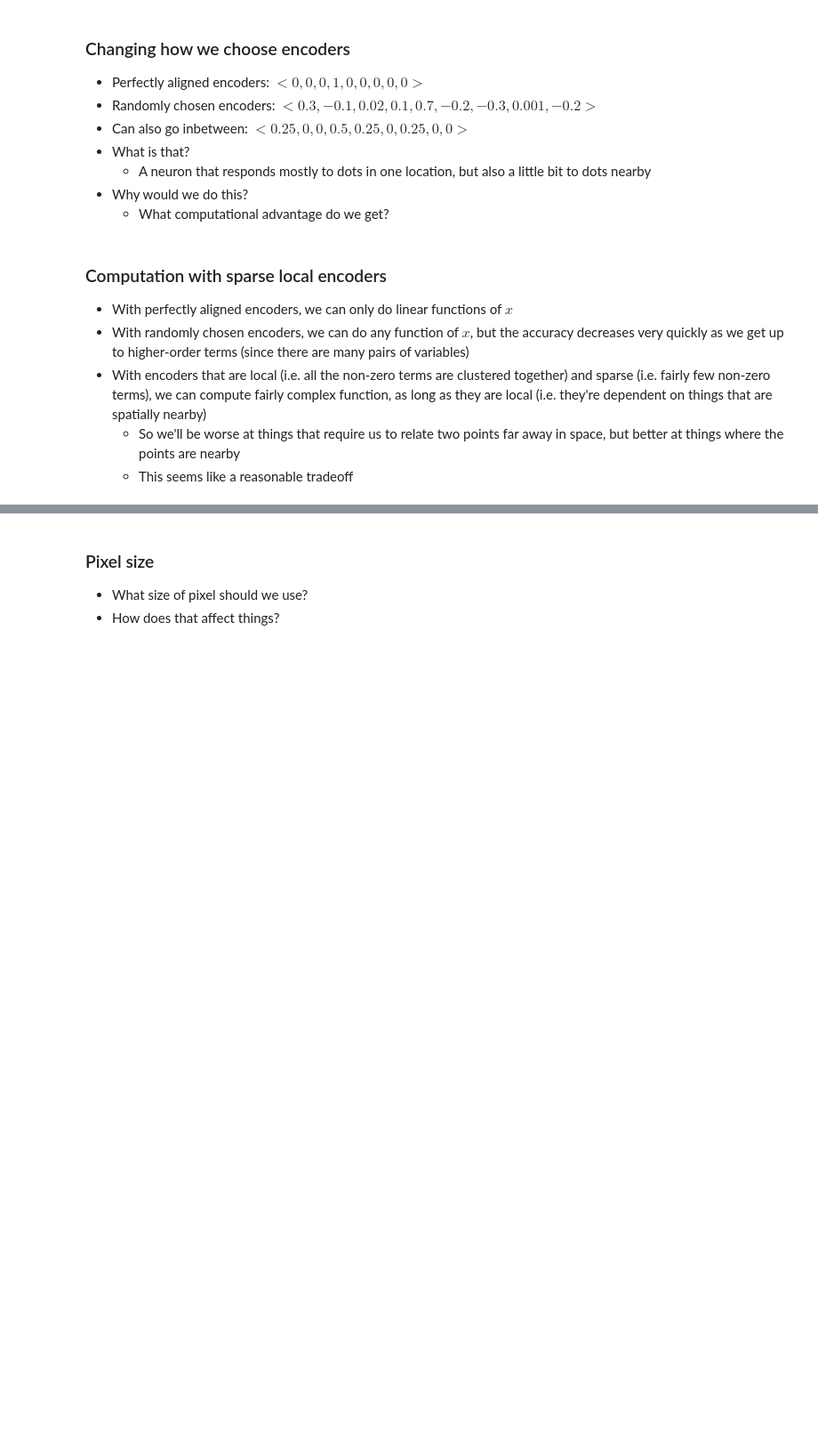
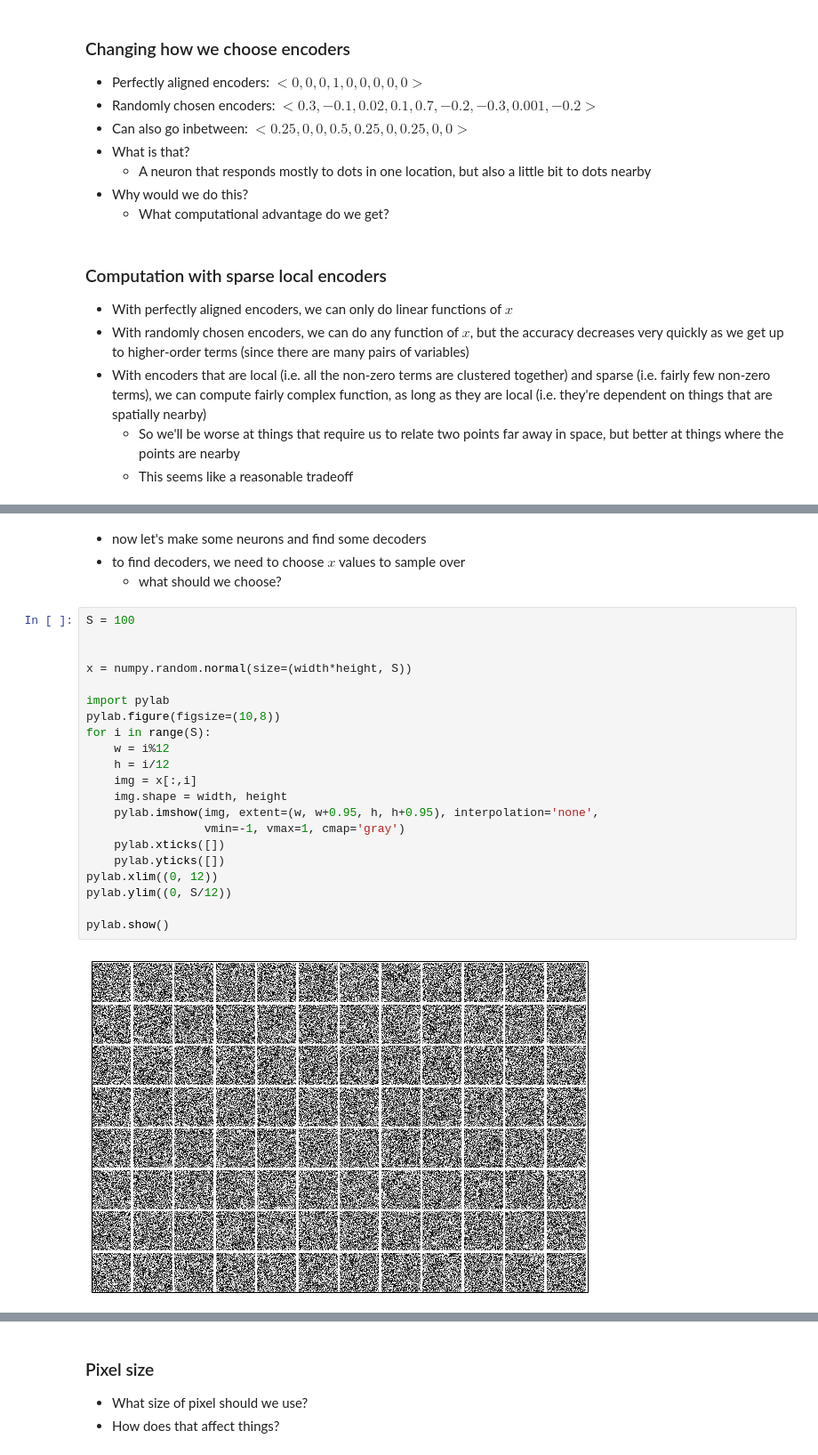
Before and after one commit to tcstewar/syde556, a Jupyter notebook: SYDE 556 Lecture 9 Spatial Representation.ipynb, the cells around one changed output, grey strips where cells are left out. Shown at 89% size. Saved outputs shown, nothing was run; the diff lists cells and outputs as text; blank space fills up the shorter version.

```diff
--- a/SYDE 556 Lecture 9 Spatial Representation.ipynb
+++ b/SYDE 556 Lecture 9 Spatial Representation.ipynb
@@ -109,0 +178,27 @@ Terry Stewart
+# %% [markdown]
+- now let's make some neurons and find some decoders
+- to find decoders, we need to choose $x$ values to sample over
+    - what should we choose?
+# %%
+S = 100
+
+
+x = numpy.random.normal(size=(width*height, S))
+
+import pylab
+pylab.figure(figsize=(10,8))
+for i in range(S):
+    w = i%12
+    h = i/12
+    img = x[:,i]
+    img.shape = width, height
+    pylab.imshow(img, extent=(w, w+0.95, h, h+0.95), interpolation='none',
+                 vmin=-1, vmax=1, cmap='gray')
+    pylab.xticks([])
+    pylab.yticks([])
+pylab.xlim((0, 12))
+pylab.ylim((0, S/12))
+
+pylab.show()
+# %% [output]
+[figure, added]
```
Also changed, not shown: parts of 10 cells of this notebook.
